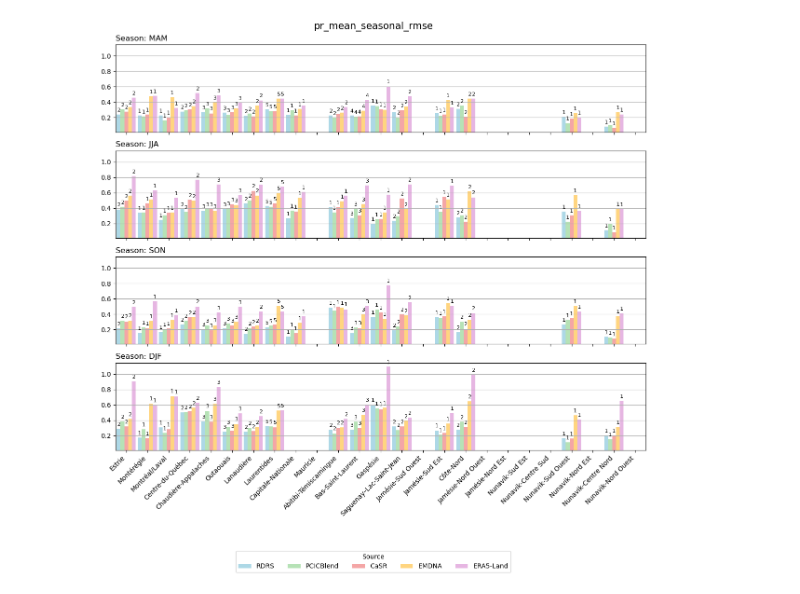
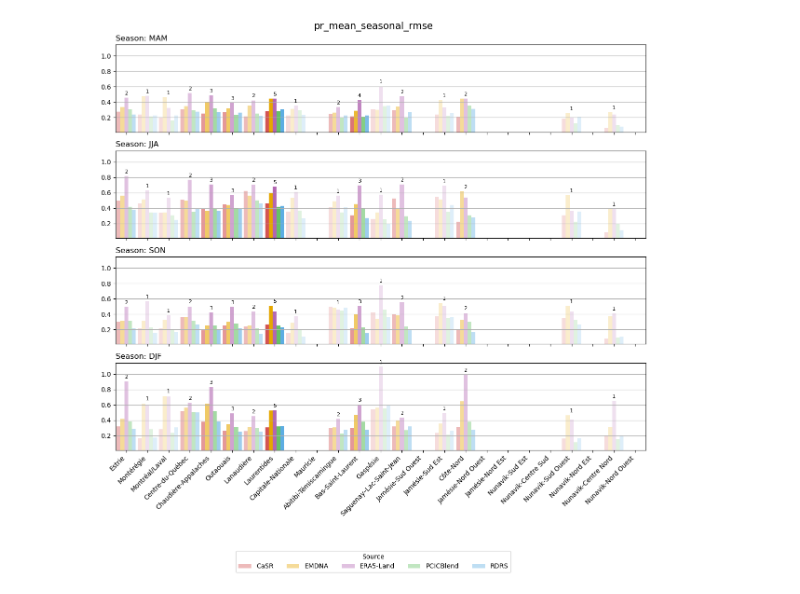
Before and after one commit to Ouranosinc/obsflow, a Jupyter notebook: notebooks/plotting_regional_means_bars.ipynb, the cells around one changed output. Cells and saved outputs as stored; diff of their text form; code cells hidden in the pictures.

Commit message:
Refined performance plots

```diff
--- a/notebooks/plotting_regional_means_bars.ipynb
+++ b/notebooks/plotting_regional_means_bars.ipynb
@@ -12,13 +12,13 @@ import geopandas as gpd
 xs.load_config("../paths_obs.yml", "../config_obs.yml", verbose=(__name__ == "__main__"), reset=True)
 pcat = xs.ProjectCatalog(CONFIG["paths"]["project_catalog"])
 
-# Define source colors (unchanged)
+# Define source colors (darker)
 SOURCE_COLORS = {
-    "EMDNA": "#FFD580",
-    "PCICBlend": "#B6E2B6",
-    "RDRS": "#ADD8E6",
-    "ERA5-Land": "#E6B6E2",
-    "CaSR": "#F4A6A6"
+    "EMDNA": "#E6A700",      # darker amber
+    "PCICBlend": "#66C266",  # deeper green
+    "RDRS": "#5DADE2",       # medium blue
+    "ERA5-Land": "#B266B2",  # medium purple
+    "CaSR": "#D35454"        # deeper red
 }
 
 # Load shapefile and compute centroids
@@ -27,8 +27,8 @@ gdf["centroid"] = gdf.geometry.centroid
 gdf["centroid_x"] = gdf["centroid"].x
 gdf["centroid_y"] = gdf["centroid"].y
 
-# Choose sort direction (East-West or North-South)
-REGION_ORDER = gdf.sort_values("centroid_y")["name"].tolist()  # or use "centroid_x"
+# Sort regions south to north
+REGION_ORDER = gdf.sort_values("centroid_y")["name"].tolist()
 
 # Get list of regional_mean variables
 df = pcat.df
@@ -50,7 +50,6 @@ for var in variables:
         print(f"Variable '{var}' not found in dataset.")
         continue
 
-    # === Plot setup: Seasons as rows ===
     seasons = ds_all["season"].values
     n_rows = len(seasons)
     fig_height = 2.75 * n_rows if n_rows > 1 else 4
@@ -60,67 +59,76 @@ for var in variables:
         figsize=(12, fig_height),
         sharex=True
     )
-
     if n_rows == 1:
         axes = [axes]
 
     regions = REGION_ORDER
-    sources = ds_all["source"].values
+    sources = sorted(ds_all["source"].values.tolist())
 
-    # Compute consistent y-limits across all subplots
     da_all = ds_all[var]
     ymin = float(da_all.min())
     ymax = float(da_all.max())
     y_pad = 0.05 * (ymax - ymin) if ymax > ymin else 1.0
-
-    bar_width = 0.9 / len(sources)  # distribute bars per group
+    bar_width = 0.9 / len(sources)
 
     for i, season in enumerate(seasons):
         ax = axes[i]
         ds = ds_all.sel(season=season)
-        da = ds[var]  # shape: (source, region)
-        nstation_season = ds["nstation"].reindex(region=regions).values  # shape: (region,)
+        da = ds[var].reindex(region=regions)
+        nstation_season = ds["nstation"].reindex(region=regions).values
+
+        # Compute per-region alpha scaling
+        max_nst = np.nanmax(nstation_season)
+        alpha_by_region = np.where(np.isfinite(nstation_season), nstation_season / max_nst, 0.0)
 
         x = np.arange(len(regions))
         for j, source in enumerate(sources):
-            y = da.sel(source=source).reindex(region=regions).values
+            y = da.sel(source=source).values
             color = SOURCE_COLORS.get(source, None)
 
-            # Bar positions shifted by source
-            bar_pos = x + j * bar_width - (len(sources) - 1) * bar_width / 2
-            bars = ax.bar(bar_pos, y, width=bar_width, color=color, label=source, alpha=1)
+            for k, (xpos, yval, alpha) in enumerate(zip(x, y, alpha_by_region)):
+                bar_pos = xpos + j * bar_width - (len(sources) - 1) * bar_width / 2
+                ax.bar(
+                    bar_pos, yval,
+                    width=bar_width,
+                    color=color,
+                    alpha=alpha,
+                    label=source if i == 0 and k == 0 else None
+                )
 
-            # Annotate station count on top of each bar
-            for k, b in enumerate(bars):
-                nst = nstation_season[k]
-                if np.isfinite(nst):
-                    ax.annotate(
-                        f"{int(nst)}",
-                        xy=(b.get_x() + b.get_width() / 2, b.get_height()),
-                        xytext=(0, 3),  # offset
-                        textcoords="offset points",
-                        ha='center', va='bottom', fontsize=8
-                    )
+        # Annotate station count once per region, above tallest bar
+        for k, region_name in enumerate(regions):
+            nst = nstation_season[k]
+            if not np.isfinite(nst):
+                continue
+            region_vals = [
+                da.sel(source=source).isel(region=k).item()
+                for source in sources
+            ]
+            max_height = np.nanmax(region_vals)
+            ax.annotate(
+                f"{int(nst)}",
+                xy=(x[k], max_height),
+                xytext=(0, 3),
+                textcoords="offset points",
+                ha='center', va='bottom', fontsize=8
+            )
 
         ax.set_title(f"Season: {season}", loc='left')
         ax.set_ylim(ymin - y_pad, ymax + y_pad)
         ax.grid(True, axis='y')
 
-    # Bottom x-axis labels
     axes[-1].set_xticks(x)
     axes[-1].set_xticklabels(regions, rotation=45, ha='right')
     axes[-1].set_xlim(-0.5, len(regions) - 0.5)
 
-    # Shared legend at bottom
     handles, labels = axes[0].get_legend_handles_labels()
-    # Remove duplicates just in case
     uniq = dict(zip(labels, handles))
     fig.legend(uniq.values(), uniq.keys(), title="Source", loc='lower center',
                ncol=len(uniq), bbox_to_anchor=(0.5, -0.1))
 
-    # Title and layout
     fig.suptitle(var, fontsize=15, y=0.98)
-    fig.subplots_adjust(bottom=0.18, top=0.9)  # give a bit more space for the legend
+    fig.subplots_adjust(bottom=0.18, top=0.9)
     plt.tight_layout()
     plt.show()
 # %% [output]
@@ -130 +140 @@ Processing: pr_mean_seasonal_rmse
-[figure, old version]
+[figure, new version]
```
Also changed, not shown: parts of 1 cell of this notebook.
